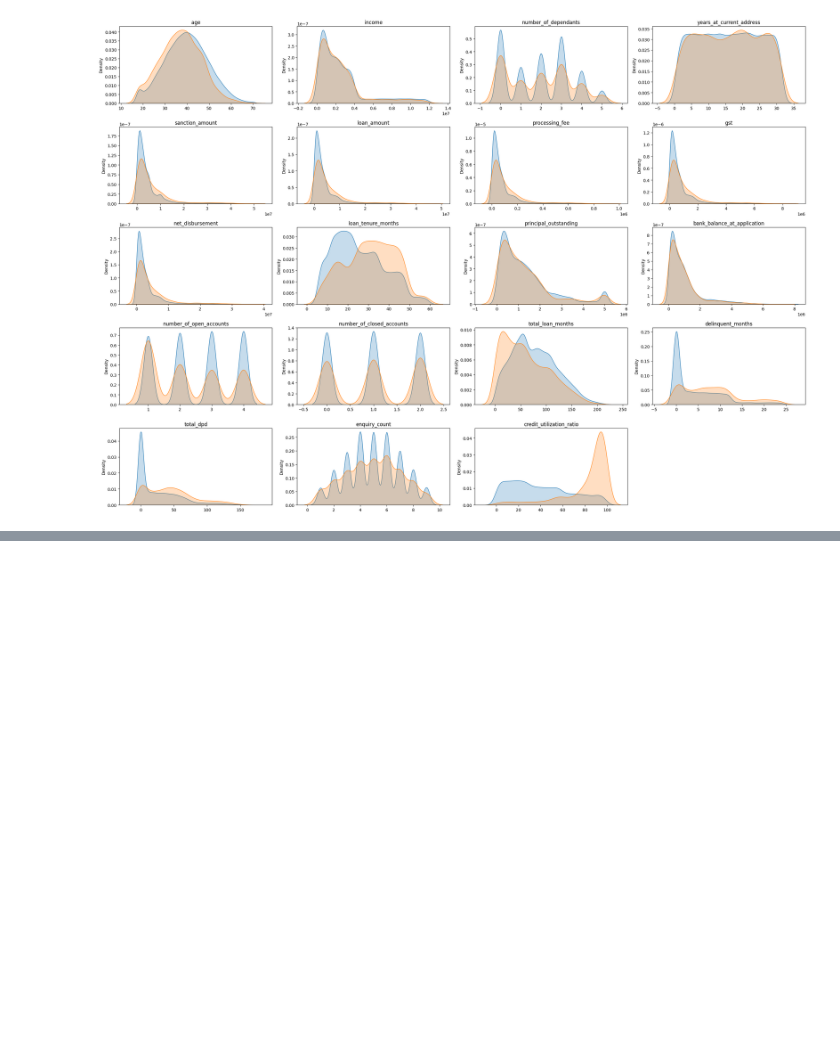
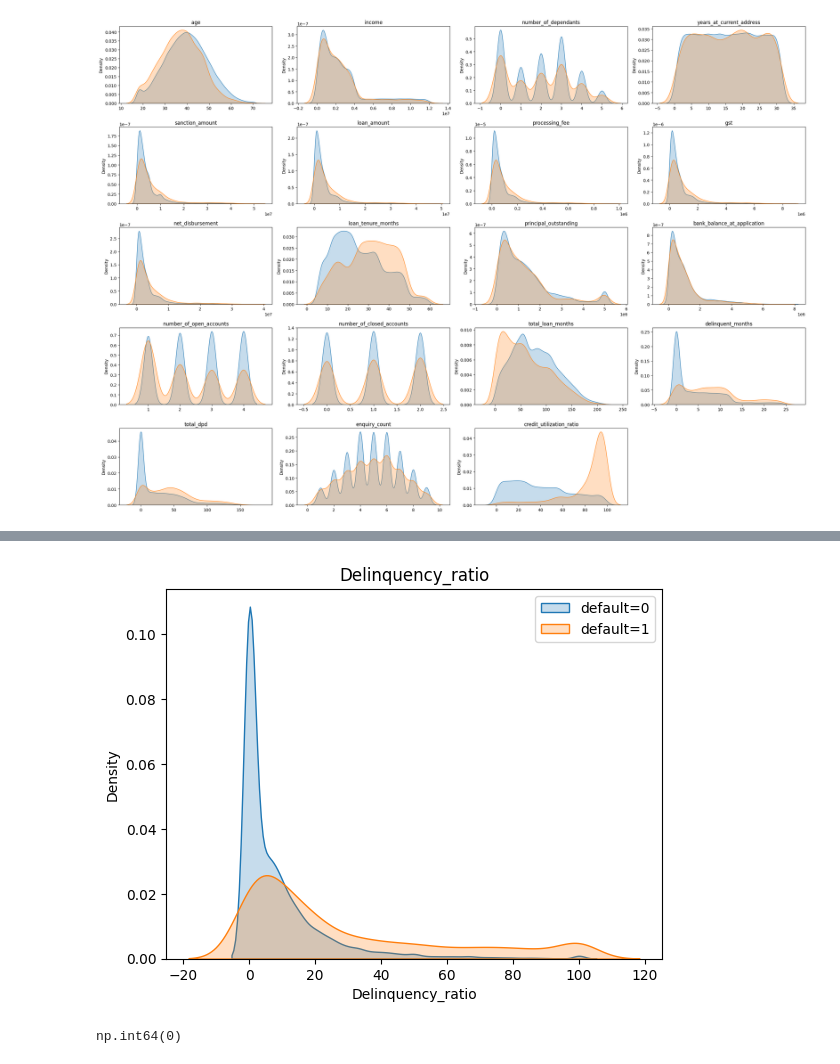
Before and after one commit to ayush-singhgit/Credit_risk_score, a Jupyter notebook: DataSet_processing.ipynb, the cells around one changed output, grey strips where cells are left out. Cells and saved outputs as stored; diff of their text form; code cells hidden in the pictures; blank space fills up the shorter version.

```diff
--- a/DataSet_processing.ipynb
+++ b/DataSet_processing.ipynb
@@ -630,0 +687,3 @@ plt.show()
+# %%
+df_train_1["Delinquency_ratio"]=round(df_train_1["delinquent_months"]*100/df_train_1["total_loan_months"],1)
+df_train_1["Delinquency_ratio"]
@@ -630,0 +735,8 @@ plt.show()
+# %%
+sns.kdeplot(df_train_1["Delinquency_ratio"][df_train_1['default']==0], fill=True, label='default=0')
+sns.kdeplot(df_train_1["Delinquency_ratio"][df_train_1['default']==1], fill=True, label='default=1')
+plt.title("Delinquency_ratio")
+plt.legend()
+plt.show()
+# %% [output]
+[figure, added]
@@ -630,0 +745,4 @@ plt.show()
+# %%
+df_train_1["avg_dpd_per_delinquency"].isna().sum()
+# %% [output]
+np.int64(0)
```
Also changed, not shown: parts of 24 cells of this notebook.
